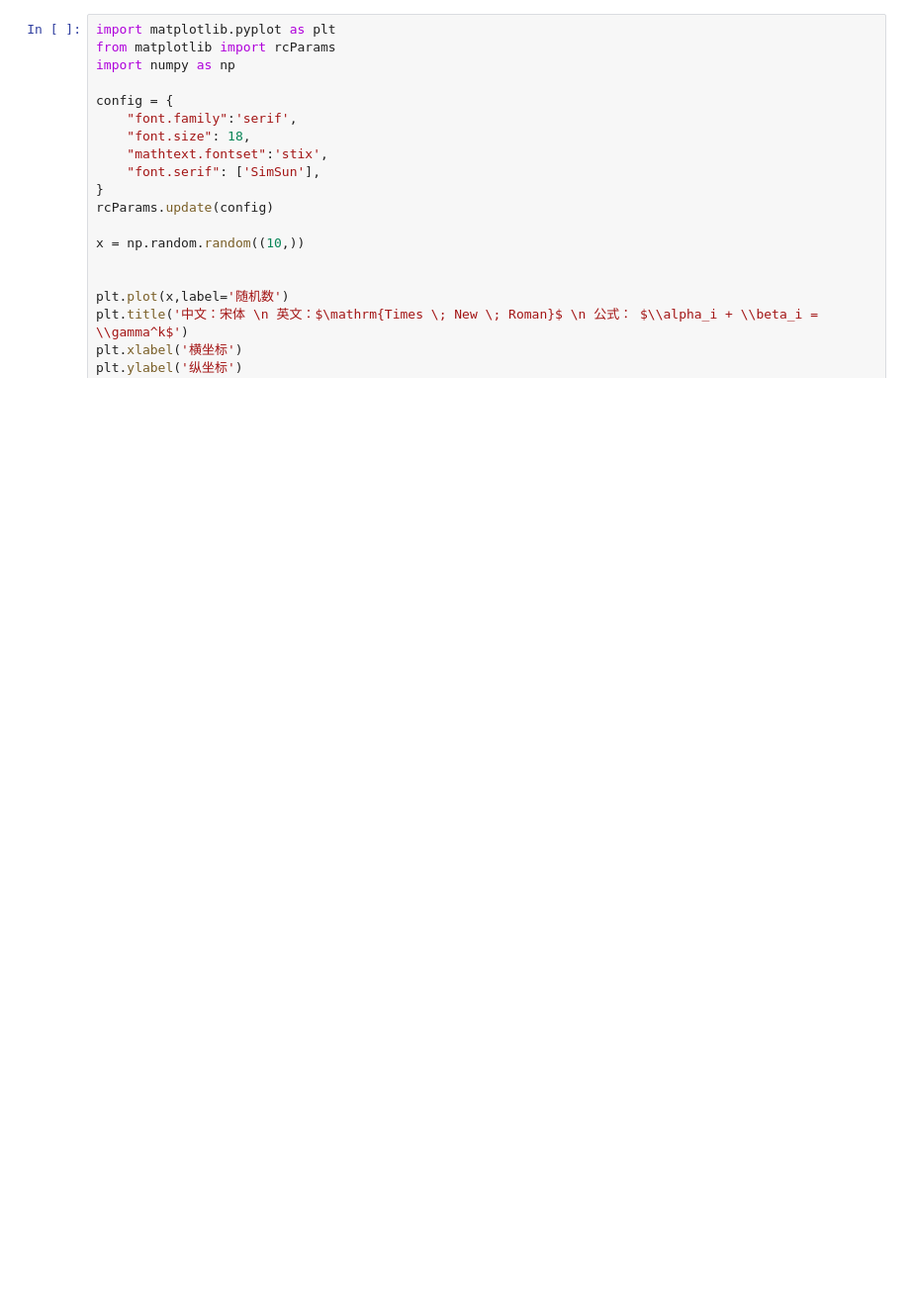
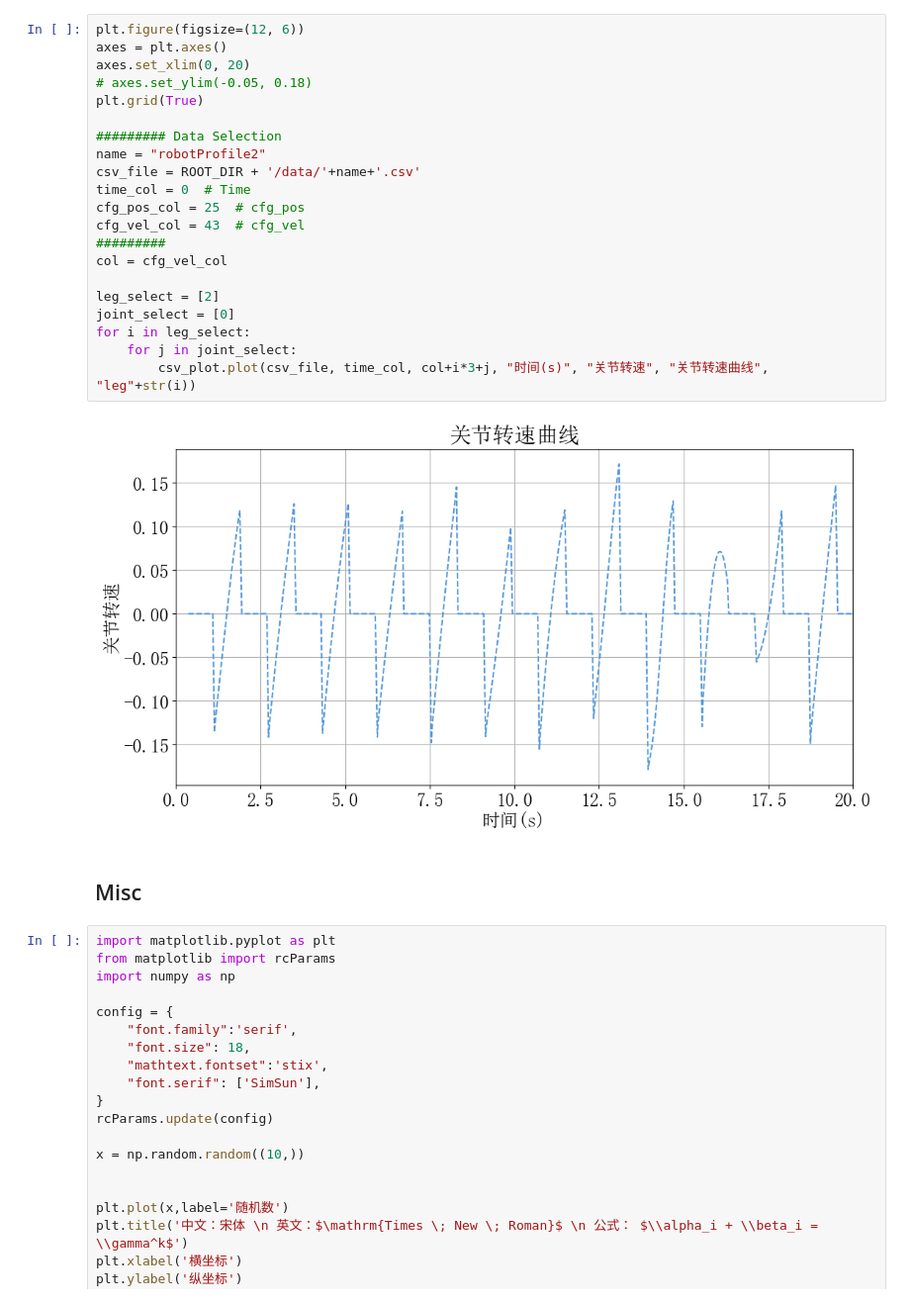
Before and after one commit to MasterYip/FLTPlanner, a Jupyter notebook: analysis_scripts/benchmarking/gcs_benchmark.ipynb, the cells around one changed output. Shown at 99% size. Cells and saved outputs as stored; diff of their text form; blank space fills up the shorter version.

```diff
--- a/analysis_scripts/benchmarking/gcs_benchmark.ipynb
+++ b/analysis_scripts/benchmarking/gcs_benchmark.ipynb
@@ -77,3 +114,28 @@ plt.show()
+# %%
+plt.figure(figsize=(12, 6))
+axes = plt.axes()
+axes.set_xlim(0, 20)
+# axes.set_ylim(-0.05, 0.18)
+plt.grid(True)
+
+######### Data Selection
+name = "robotProfile2"
+csv_file = ROOT_DIR + '/data/'+name+'.csv'
+time_col = 0  # Time
+cfg_pos_col = 25  # cfg_pos
+cfg_vel_col = 43  # cfg_vel
+#########
+col = cfg_vel_col
+
+leg_select = [2]
+joint_select = [0]
+for i in leg_select:
+    for j in joint_select:
+        csv_plot.plot(csv_file, time_col, col+i*3+j, "时间(s)", "关节转速", "关节转速曲线", "leg"+str(i))
+# %% [output]
+[figure, added]
+# %% [markdown]
+## Misc
 # %%
 import matplotlib.pyplot as plt
 from matplotlib import rcParams
```
Also changed, not shown: parts of 5 cells of this notebook.
